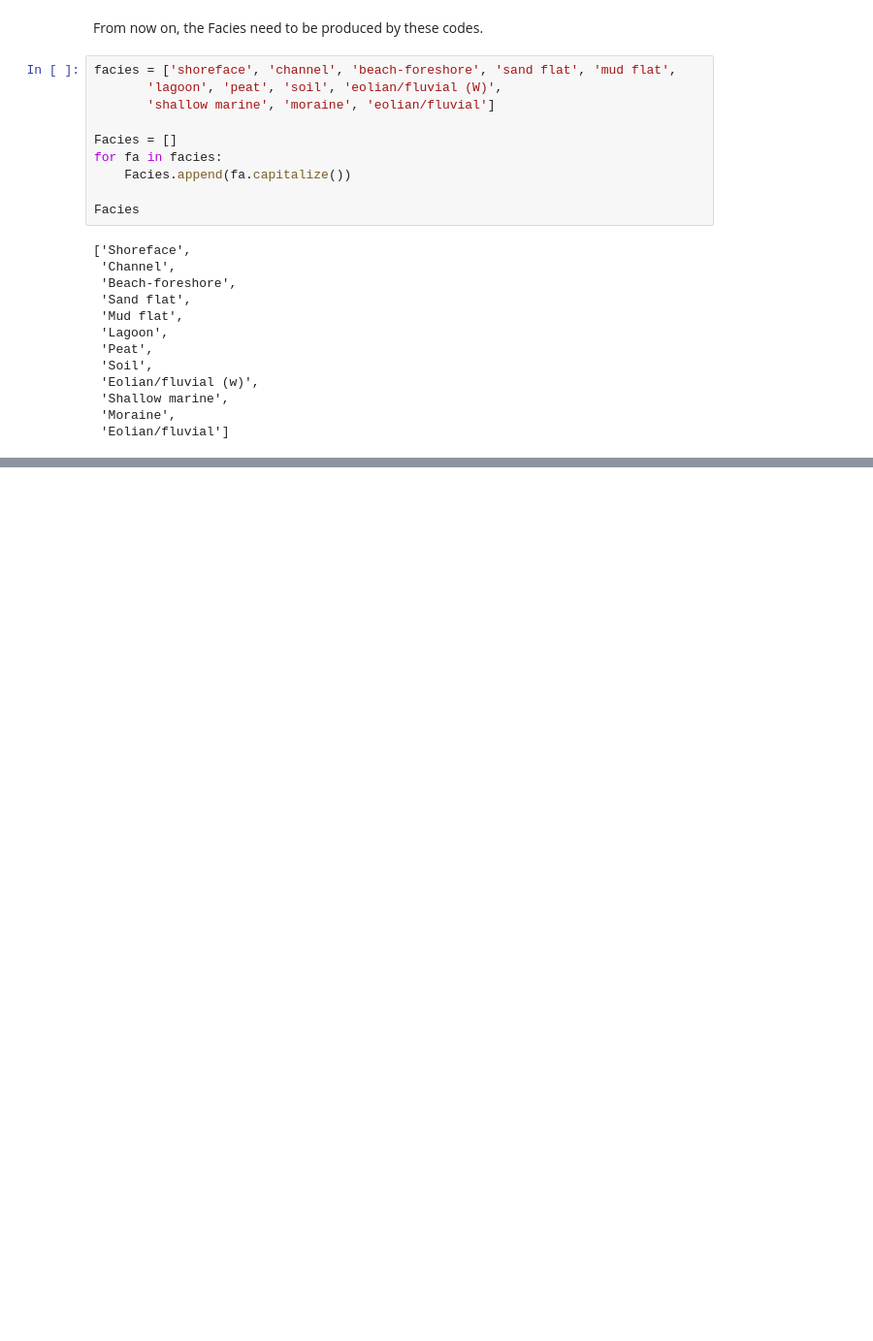
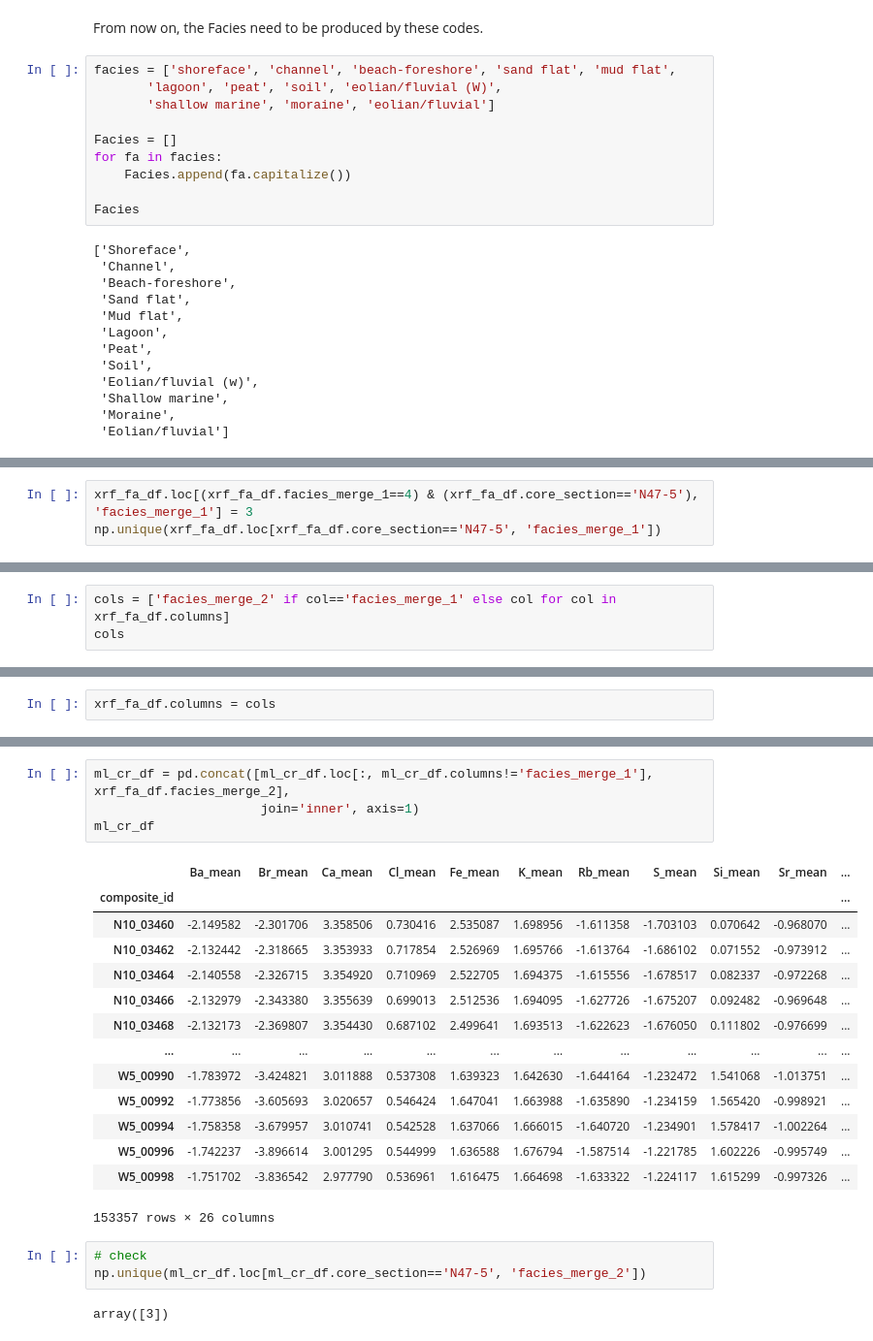
Before and after one commit to dispink/WASA-faciesXRF, a Jupyter notebook: build_labels.ipynb, the cells around one changed output, grey strips where cells are left out. Shown at 97% size. Saved outputs shown, nothing was run; the diff lists cells and outputs as text; blank space fills up the shorter version.

```diff
--- a/build_labels.ipynb
+++ b/build_labels.ipynb
@@ -460,0 +518,3 @@ Facies
+# %%
+xrf_fa_df.loc[(xrf_fa_df.facies_merge_1==4) & (xrf_fa_df.core_section=='N47-5'), 'facies_merge_1'] = 3
+np.unique(xrf_fa_df.loc[xrf_fa_df.core_section=='N47-5', 'facies_merge_1'])
@@ -460,0 +523,3 @@ Facies
+# %%
+cols = ['facies_merge_2' if col=='facies_merge_1' else col for col in xrf_fa_df.columns]
+cols
@@ -460,0 +544,2 @@ Facies
+# %%
+xrf_fa_df.columns = cols
@@ -460,0 +620,24 @@ Facies
+# %%
+ml_cr_df = pd.concat([ml_cr_df.loc[:, ml_cr_df.columns!='facies_merge_1'], xrf_fa_df.facies_merge_2],
+                      join='inner', axis=1)
+ml_cr_df
+# %% [output]
+|  | Ba_mean | Br_mean | Ca_mean | Cl_mean | Fe_mean | K_mean | Rb_mean | S_mean | Si_mean | Sr_mean | ... |
+| composite_id |  |  |  |  |  |  |  |  |  |  | ... |
+| N10_03460 | -2.149582 | -2.301706 | 3.358506 | 0.730416 | 2.535087 | 1.698956 | -1.611358 | -1.703103 | 0.070642 | -0.968070 | ... |
+| N10_03462 | -2.132442 | -2.318665 | 3.353933 | 0.717854 | 2.526969 | 1.695766 | -1.613764 | -1.686102 | 0.071552 | -0.973912 | ... |
+| N10_03464 | -2.140558 | -2.326715 | 3.354920 | 0.710969 | 2.522705 | 1.694375 | -1.615556 | -1.678517 | 0.082337 | -0.972268 | ... |
+| N10_03466 | -2.132979 | -2.343380 | 3.355639 | 0.699013 | 2.512536 | 1.694095 | -1.627726 | -1.675207 | 0.092482 | -0.969648 | ... |
+| N10_03468 | -2.132173 | -2.369807 | 3.354430 | 0.687102 | 2.499641 | 1.693513 | -1.622623 | -1.676050 | 0.111802 | -0.976699 | ... |
+| ... | ... | ... | ... | ... | ... | ... | ... | ... | ... | ... | ... |
+| W5_00990 | -1.783972 | -3.424821 | 3.011888 | 0.537308 | 1.639323 | 1.642630 | -1.644164 | -1.232472 | 1.541068 | -1.013751 | ... |
+| W5_00992 | -1.773856 | -3.605693 | 3.020657 | 0.546424 | 1.647041 | 1.663988 | -1.635890 | -1.234159 | 1.565420 | -0.998921 | ... |
+| W5_00994 | -1.758358 | -3.679957 | 3.010741 | 0.542528 | 1.637066 | 1.666015 | -1.640720 | -1.234901 | 1.578417 | -1.002264 | ... |
+| W5_00996 | -1.742237 | -3.896614 | 3.001295 | 0.544999 | 1.636588 | 1.676794 | -1.587514 | -1.221785 | 1.602226 | -0.995749 | ... |
+| W5_00998 | -1.751702 | -3.836542 | 2.977790 | 0.536961 | 1.616475 | 1.664698 | -1.633322 | -1.224117 | 1.615299 | -0.997326 | ... |
+153357 rows × 26 columns
+# %%
+# check
+np.unique(ml_cr_df.loc[ml_cr_df.core_section=='N47-5', 'facies_merge_2'])
+# %% [output]
+array([3])
```
Also changed, not shown: parts of 22 cells of this notebook, 1 other file.
